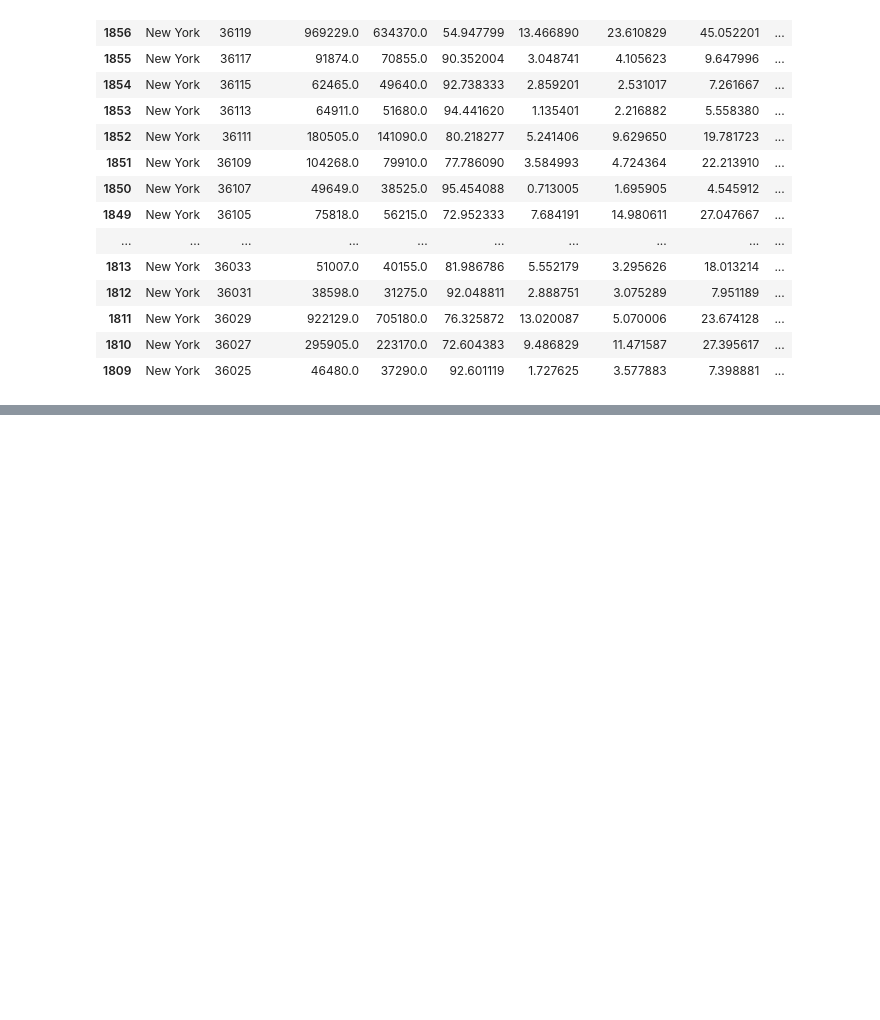
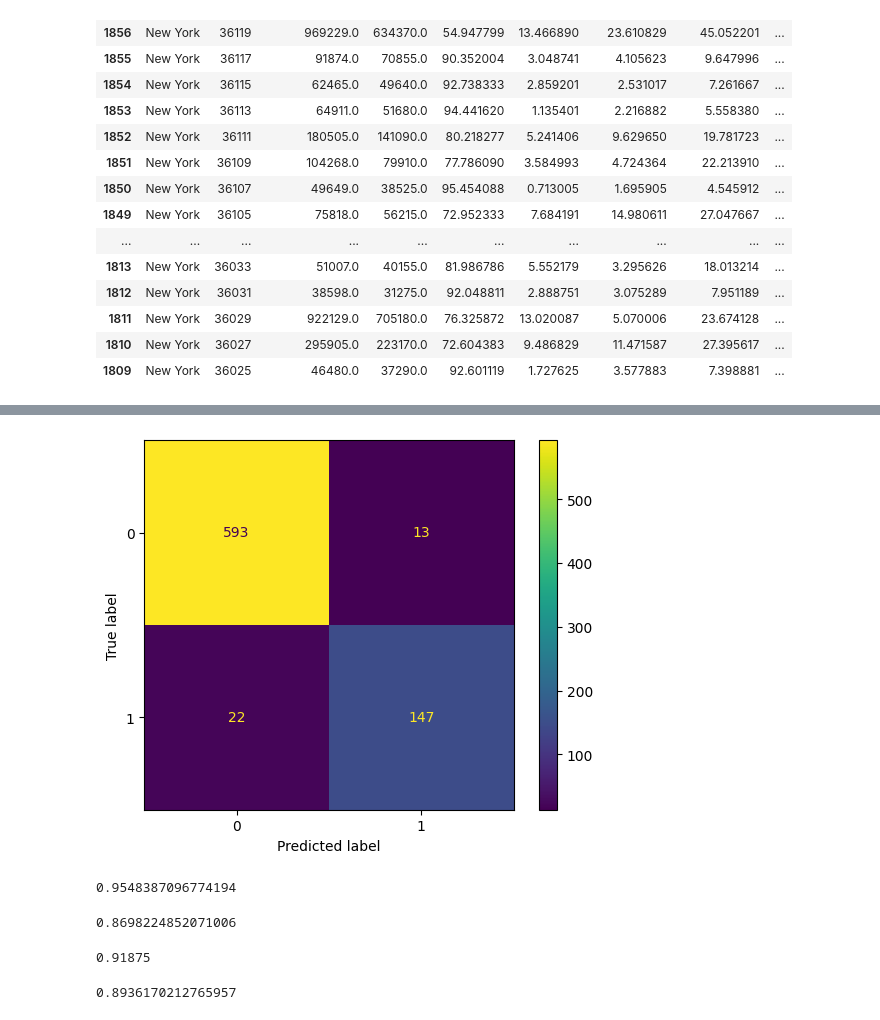
Before and after one commit to Nhunsick/project_3, a Jupyter notebook: julie_workspace.ipynb, the cells around one changed output, grey strips where cells are left out. Cells and saved outputs as stored; diff of their text form; code cells hidden in the pictures; blank space fills up the shorter version.

```diff
--- a/julie_workspace.ipynb
+++ b/julie_workspace.ipynb
@@ -93,0 +127,24 @@ from sklearn.tree import DecisionTreeClassifier
+# %%
+ConfusionMatrixDisplay.from_estimator(tree_clf, X_test, y_test);
+# %% [output]
+[figure, added]
+# %%
+accuracy = (147+593)/(147+593+13+22)
+accuracy
+# %% [output]
+0.9548387096774194
+# %%
+recall = 147/(147+22)
+recall
+# %% [output]
+0.8698224852071006
+# %%
+precision =  147/(147+13)
+precision
+# %% [output]
+0.91875
+# %%
+f1_score = (2*147)/(2*147+13+22)
+f1_score
+# %% [output]
+0.8936170212765957
```
Also changed, not shown: parts of 9 cells of this notebook.
